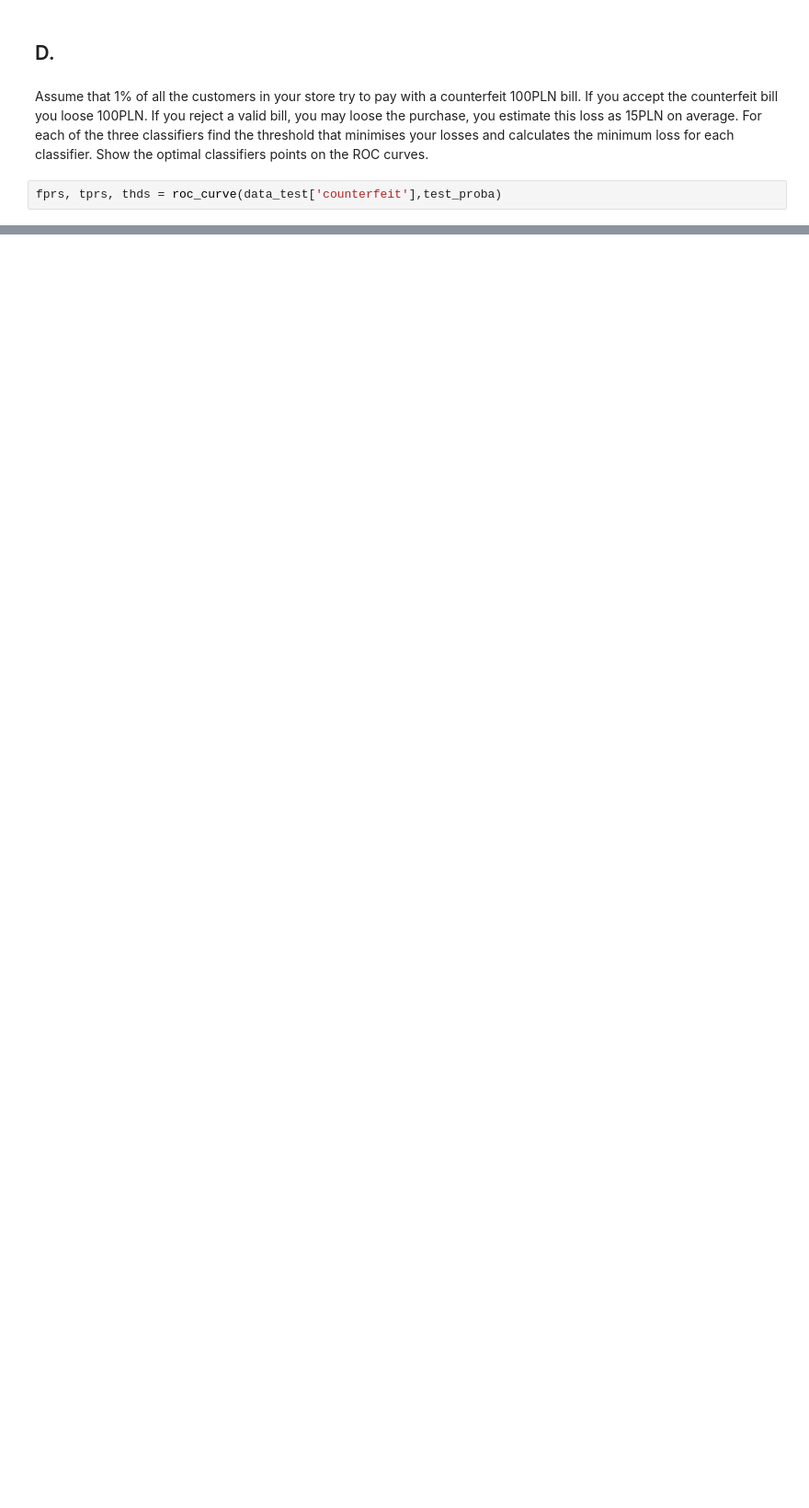
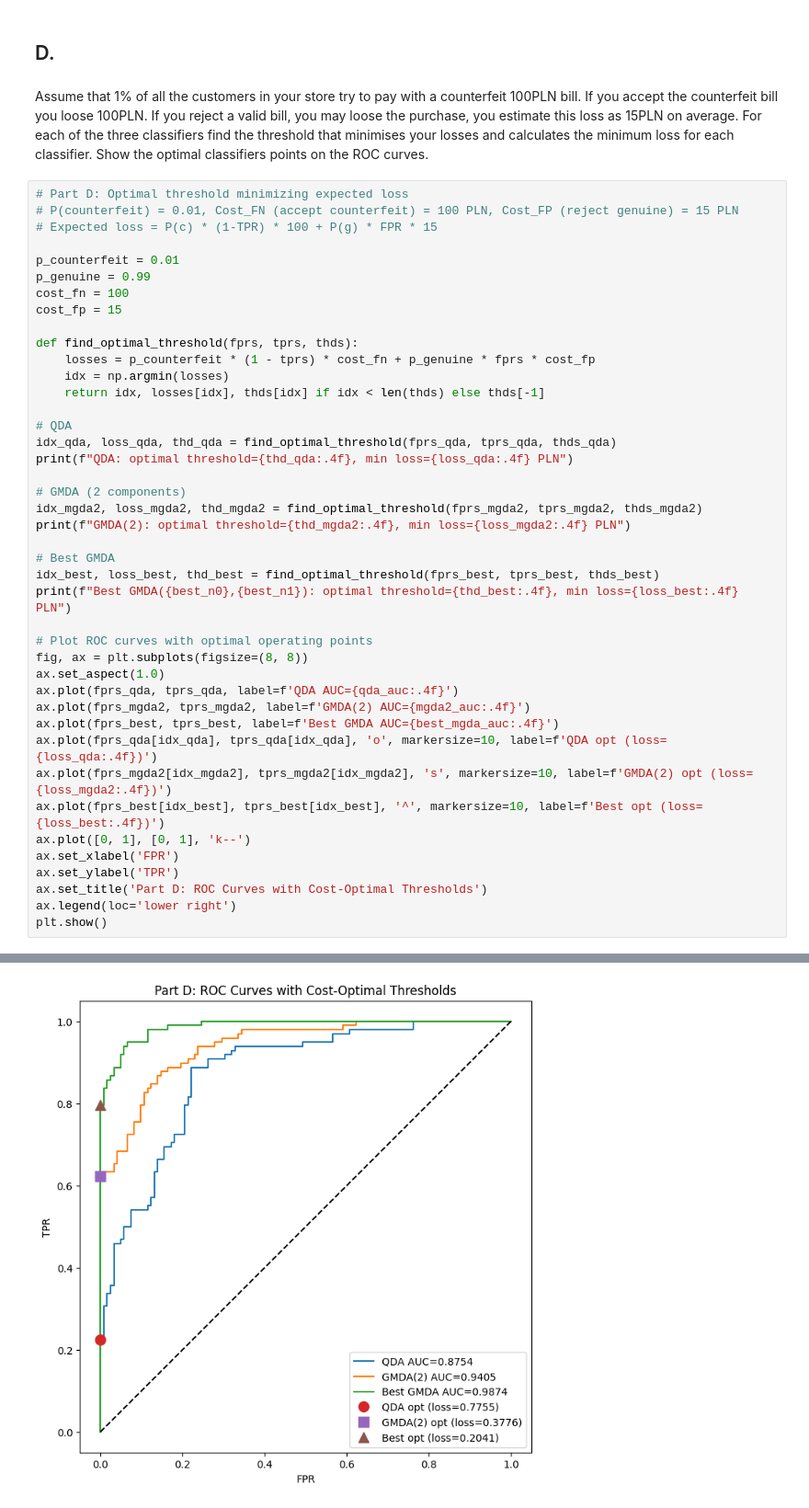
Before and after one commit to Kulizon/machine-learning, a Jupyter notebook: cwiczenia12/banknotes_qmda_part2.ipynb, the cells around one changed output, grey strips where cells are left out. Shown at 92% size. Drawn from its saved outputs; the diff is of its cells as text; blank space fills up the shorter version.

```diff
--- a/cwiczenia12/banknotes_qmda_part2.ipynb
+++ b/cwiczenia12/banknotes_qmda_part2.ipynb
@@ -24,4 +169,45 @@ __Hint__ use the `StratifiedKFold` function from scikit-learn library to generat
 # %% [markdown]
 Assume that 1% of all the customers in your store try to pay with a counterfeit 100PLN bill. If you accept the counterfeit bill you loose 100PLN. If you reject a valid bill,  you may loose the purchase, you estimate this loss as 15PLN on average. For each of the three classifiers find the threshold that minimises your losses and calculates the minimum loss for each classifier. Show the optimal classifiers points on the ROC curves.
 # %%
-fprs, tprs, thds = roc_curve(data_test['counterfeit'],test_proba)
+# Part D: Optimal threshold minimizing expected loss
+# P(counterfeit) = 0.01, Cost_FN (accept counterfeit) = 100 PLN, Cost_FP (reject genuine) = 15 PLN
+# Expected loss = P(c) * (1-TPR) * 100 + P(g) * FPR * 15
+
+p_counterfeit = 0.01
+p_genuine = 0.99
+cost_fn = 100
+cost_fp = 15
+
+def find_optimal_threshold(fprs, tprs, thds):
+    losses = p_counterfeit * (1 - tprs) * cost_fn + p_genuine * fprs * cost_fp
+    idx = np.argmin(losses)
+    return idx, losses[idx], thds[idx] if idx < len(thds) else thds[-1]
+
+# QDA
+idx_qda, loss_qda, thd_qda = find_optimal_threshold(fprs_qda, tprs_qda, thds_qda)
+print(f"QDA: optimal threshold={thd_qda:.4f}, min loss={loss_qda:.4f} PLN")
+
+# GMDA (2 components)
+idx_mgda2, loss_mgda2, thd_mgda2 = find_optimal_threshold(fprs_mgda2, tprs_mgda2, thds_mgda2)
+print(f"GMDA(2): optimal threshold={thd_mgda2:.4f}, min loss={loss_mgda2:.4f} PLN")
+
+# Best GMDA
+idx_best, loss_best, thd_best = find_optimal_threshold(fprs_best, tprs_best, thds_best)
+print(f"Best GMDA({best_n0},{best_n1}): optimal threshold={thd_best:.4f}, min loss={loss_best:.4f} PLN")
+
+# Plot ROC curves with optimal operating points
+fig, ax = plt.subplots(figsize=(8, 8))
+ax.set_aspect(1.0)
+ax.plot(fprs_qda, tprs_qda, label=f'QDA AUC={qda_auc:.4f}')
+ax.plot(fprs_mgda2, tprs_mgda2, label=f'GMDA(2) AUC={mgda2_auc:.4f}')
+ax.plot(fprs_best, tprs_best, label=f'Best GMDA AUC={best_mgda_auc:.4f}')
+ax.plot(fprs_qda[idx_qda], tprs_qda[idx_qda], 'o', markersize=10, label=f'QDA opt (loss={loss_qda:.4f})')
+ax.plot(fprs_mgda2[idx_mgda2], tprs_mgda2[idx_mgda2], 's', markersize=10, label=f'GMDA(2) opt (loss={loss_mgda2:.4f})')
+ax.plot(fprs_best[idx_best], tprs_best[idx_best], '^', markersize=10, label=f'Best opt (loss={loss_best:.4f})')
+ax.plot([0, 1], [0, 1], 'k--')
+ax.set_xlabel('FPR')
+ax.set_ylabel('TPR')
+ax.set_title('Part D: ROC Curves with Cost-Optimal Thresholds')
+ax.legend(loc='lower right')
+plt.show()
+# %% [output]
@@ -27,0 +217 @@ fprs, tprs, thds = roc_curve(data_test['counterfeit'],test_proba)
+[figure, added]
```
Also changed, not shown: parts of 7 cells of this notebook.
